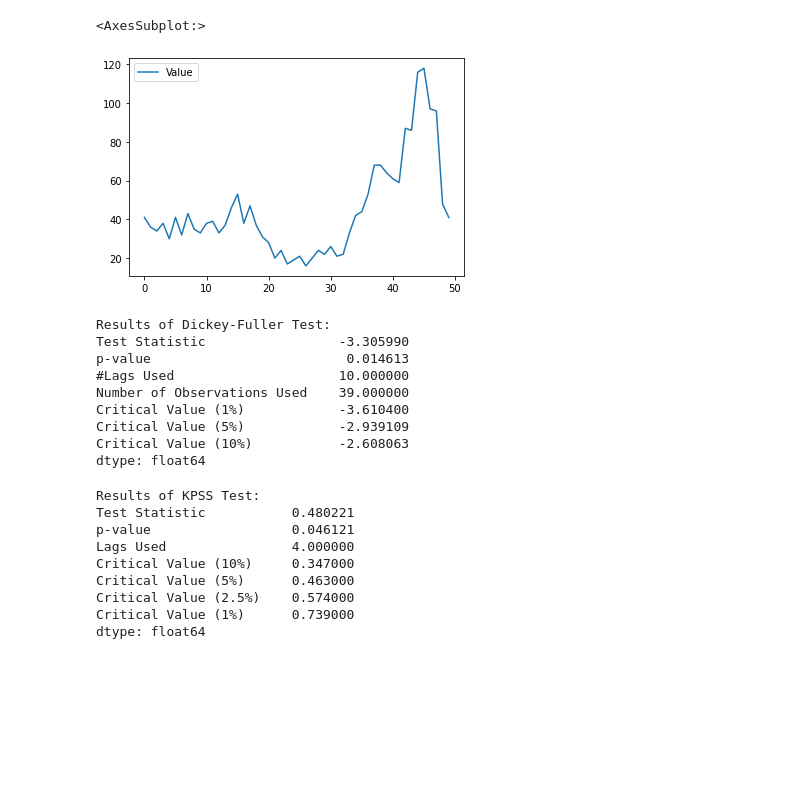
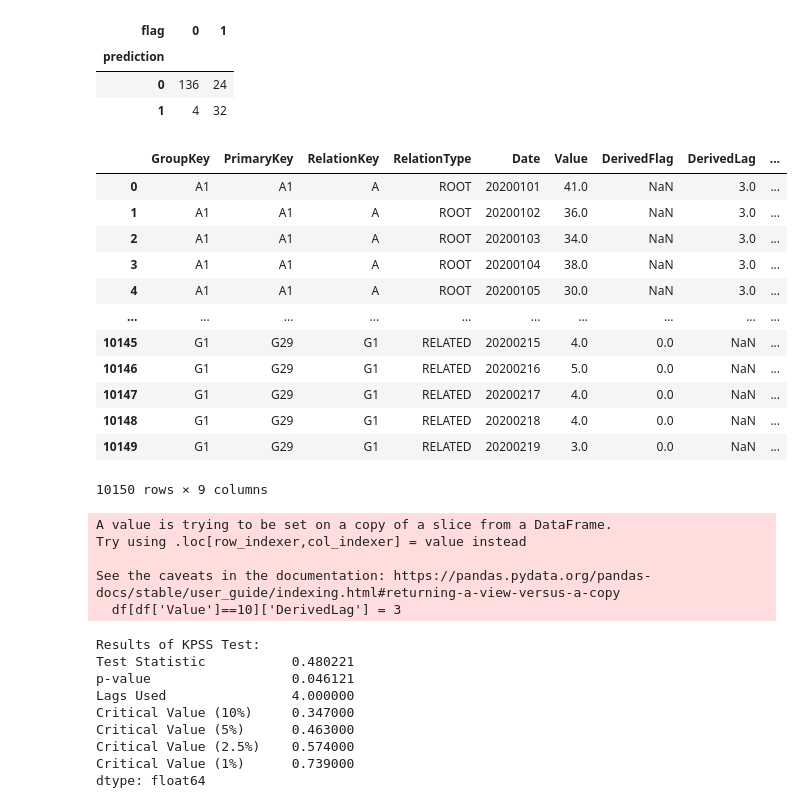
Before and after one commit to eugenio-santos/rootanalysis, a Jupyter notebook: grangerPOC.ipynb, the cells around one changed output. Cells and saved outputs as stored; diff of their text form; code cells hidden in the pictures; blank space fills up the shorter version.

```diff
--- a/grangerPOC.ipynb
+++ b/grangerPOC.ipynb
@@ -42,23 +142,39 @@ df
+# %%
+cm = confusion_matrix
+cm.T
+# %% [output]
+| flag | 0 | 1 |
+| prediction |  |  |
+| 0 | 136 | 24 |
+| 1 | 4 | 32 |
 # %%
 dfA1=df[df['PrimaryKey']=='A1'][['Date','Value']]
 dfA2=df[df['PrimaryKey']=='A2'][['Date','Value']]
-# %%
-dfA1.plot()
-# %% [output]
-<AxesSubplot:>
-[figure, removed]
-# %%
-adf_test(dfA1['Value'])
-# %% [output]
-Results of Dickey-Fuller Test:
-Test Statistic                 -3.305990
-p-value                         0.014613
-#Lags Used                     10.000000
-Number of Observations Used    39.000000
-Critical Value (1%)            -3.610400
-Critical Value (5%)            -2.939109
-Critical Value (10%)           -2.608063
-dtype: float64
+# %%
+df.loc[df['Value']>10, ['DerivedLag']] = 3
+df
+# %% [output]
+|  | GroupKey | PrimaryKey | RelationKey | RelationType | Date | Value | DerivedFlag | DerivedLag | ... |
+| 0 | A1 | A1 | A | ROOT | 20200101 | 41.0 | NaN | 3.0 | ... |
+| 1 | A1 | A1 | A | ROOT | 20200102 | 36.0 | NaN | 3.0 | ... |
+| 2 | A1 | A1 | A | ROOT | 20200103 | 34.0 | NaN | 3.0 | ... |
+| 3 | A1 | A1 | A | ROOT | 20200104 | 38.0 | NaN | 3.0 | ... |
+| 4 | A1 | A1 | A | ROOT | 20200105 | 30.0 | NaN | 3.0 | ... |
+| ... | ... | ... | ... | ... | ... | ... | ... | ... | ... |
+| 10145 | G1 | G29 | G1 | RELATED | 20200215 | 4.0 | 0.0 | NaN | ... |
+| 10146 | G1 | G29 | G1 | RELATED | 20200216 | 5.0 | 0.0 | NaN | ... |
+| 10147 | G1 | G29 | G1 | RELATED | 20200217 | 4.0 | 0.0 | NaN | ... |
+| 10148 | G1 | G29 | G1 | RELATED | 20200218 | 4.0 | 0.0 | NaN | ... |
+| 10149 | G1 | G29 | G1 | RELATED | 20200219 | 3.0 | 0.0 | NaN | ... |
+10150 rows × 9 columns
+# %%
+df[df['Value']==10]['DerivedLag'] = 3
+# %% [output]
+A value is trying to be set on a copy of a slice from a DataFrame.
+Try using .loc[row_indexer,col_indexer] = value instead
+
+See the caveats in the documentation: https://pandas.pydata.org/pandas-docs/stable/user_guide/indexing.html#returning-a-view-versus-a-copy
+  df[df['Value']==10]['DerivedLag'] = 3
 # %%
 kpss_test(dfA1['Value']), kpss(dfA1['Value'], nlags=5)
 # %% [output]
```
Also changed, not shown: parts of 8 cells of this notebook, 6 other files.
